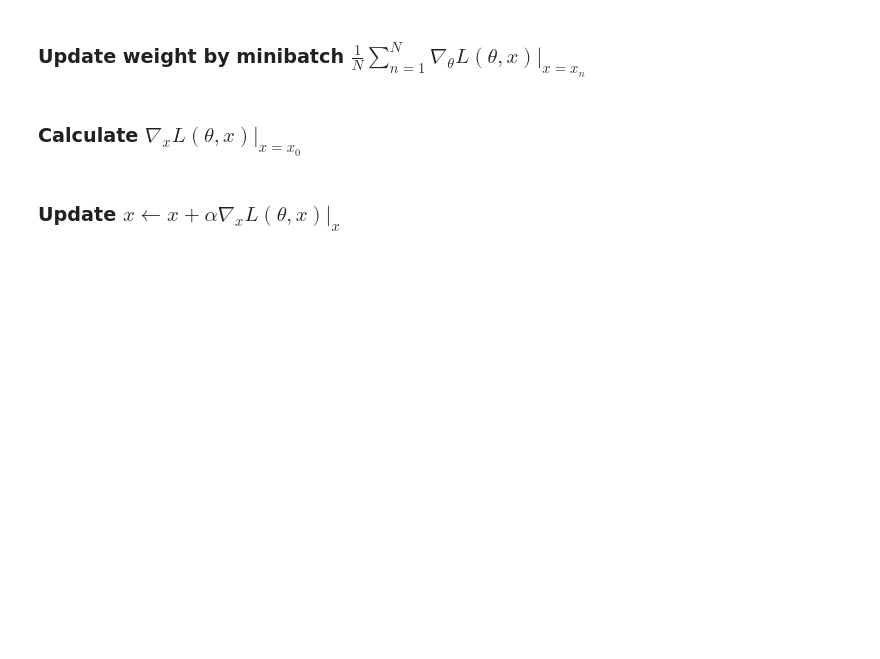
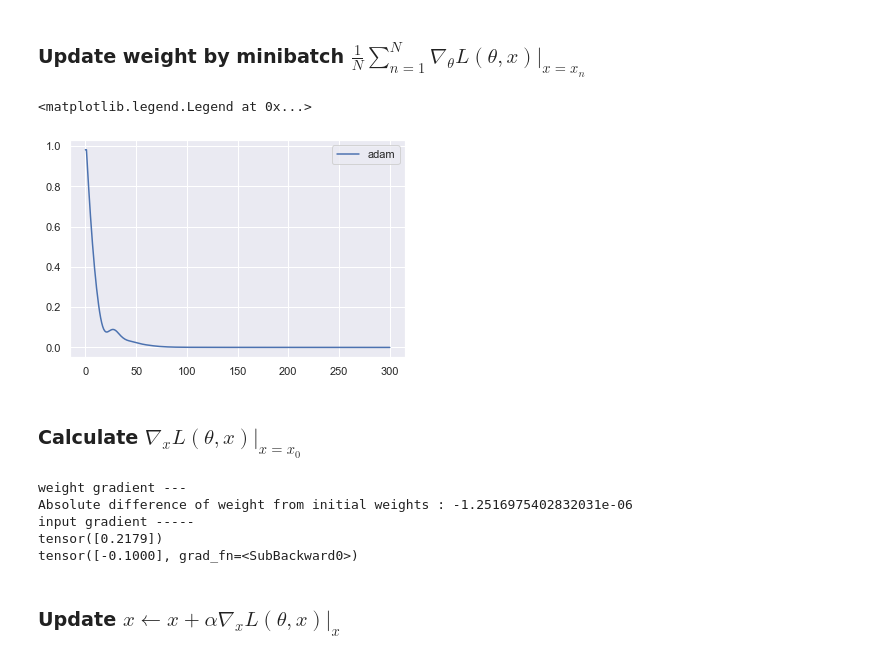
Before and after one commit to ugo-nama-kun/pytorch_notebook, a Jupyter notebook: notebook.ipynb, the cells around one changed output. Saved outputs shown, nothing was run; the diff lists cells and outputs as text; code cells hidden in the pictures; blank space fills up the shorter version.

```diff
--- a/notebook.ipynb
+++ b/notebook.ipynb
@@ -355,6 +377,69 @@ plt.legend(loc="best")
 # %% [markdown]
 ### Update weight by minibatch $\frac{1}{N} \sum_{n=1}^N \nabla_\theta L(\theta, x)|_{x=x_n}$
+# %%
+n = 50
+input = torch.randn(n, 1)
+target = torch.ones(n, 1)
+
+ffnet = FFNetwork(50)
+learning_rate = 0.001
+
+optimizer = optim.Adam(ffnet.parameters(), lr=learning_rate)
+
+loss_func = nn.MSELoss()
+loss = loss_func(ffnet(input), target)
+loss_hist_adam = [loss.detach()]
+
+for i in range(300):
+    optimizer.zero_grad()
+    loss = loss_func(ffnet(input), target)
+    loss_hist_adam.append(loss.detach())
+    loss.backward()
+    optimizer.step()
+
+plt.plot(loss_hist_adam, label="adam")
+plt.legend(loc="best")
+# %% [output]
+<matplotlib.legend.Legend at 0x...>
+[figure, added]
 # %% [markdown]
 ### Calculate $\nabla_x L(\theta, x)|_{x=x_0}$
+# %%
+input = torch.zeros(1, requires_grad=True)
+input_0 = torch.zeros_like(input, requires_grad=False)
+target = torch.ones(1)
+
+ffnet = FFNetwork(50)
+learning_rate = 0.1
+
+optimizer = optim.Adam([input], lr=learning_rate)
+# Update with network parameters
+#optimizer = optim.Adam([input] + [w for w in ffnet.parameters()], lr=learning_rate)
+
+loss_func = nn.MSELoss()
+y = ffnet(input)
+optimizer.zero_grad()
+
+sum_w = 0
+for w in ffnet.parameters():
+    sum_w += torch.sum(torch.abs(w))
+
+loss = loss_func(y, target)
+loss.backward()
+optimizer.step()
+
+print("weight gradient ---")
+for w in ffnet.parameters():
+    sum_w -= torch.sum(torch.abs(w))
+print(f"Absolute difference of weight from initial weights : {sum_w}")
+print("input gradient ----- ")
+print(input.grad)
+print(input - input_0)
+# %% [output]
+weight gradient ---
+Absolute difference of weight from initial weights : -1.2516975402832031e-06
+input gradient -----
+tensor([0.2179])
+tensor([-0.1000], grad_fn=<SubBackward0>)
 # %% [markdown]
 ### Update $x \leftarrow x + \alpha \nabla_x L(\theta, x)|_x$
```
Also changed, not shown: parts of 10 cells of this notebook, 1 other file.
